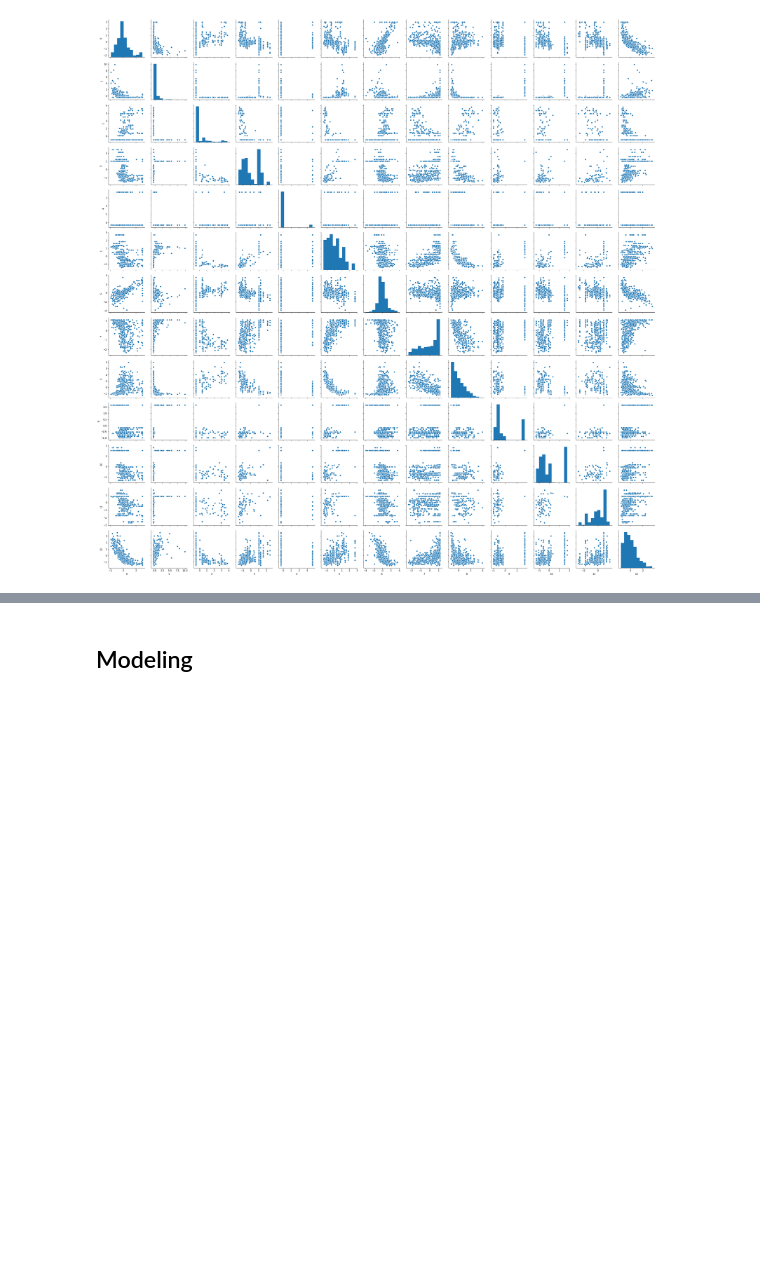
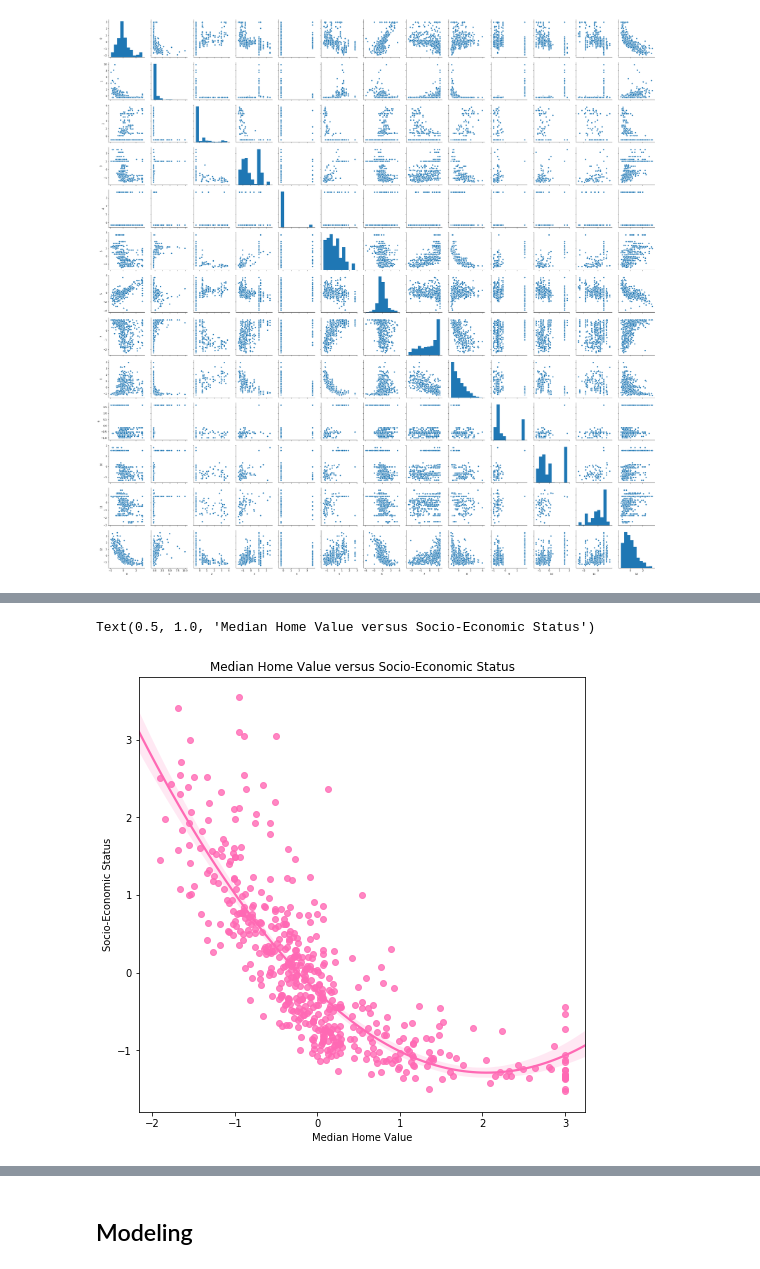
Before and after one commit to brandibeals/NW422-Week3-Housing, a Jupyter notebook: Beals Assignment 3.ipynb, the cells around one changed output, grey strips where cells are left out. Drawn from its saved outputs; the diff is of its cells as text; code cells hidden in the pictures; blank space fills up the shorter version.

```diff
--- a/Beals Assignment 3.ipynb
+++ b/Beals Assignment 3.ipynb
@@ -201,0 +231,12 @@ AttributeError: 'Series' object has no attribute 'log'
+# %%
+# 0 v 12: median value v percent of lower socio-economic status
+plt.figure(figsize=(8,8))
+sns.regplot(x=boston_norm[0], y=boston_norm[12], order=2, color="hotpink")
+plt.xlabel("Median Home Value")
+plt.ylabel("Socio-Economic Status")
+plt.title("Median Home Value versus Socio-Economic Status")
+
+# not a linear relationship
+# %% [output]
+Text(0.5, 1.0, 'Median Home Value versus Socio-Economic Status')
+[figure, added]
```
Also changed, not shown: parts of 10 cells of this notebook.
